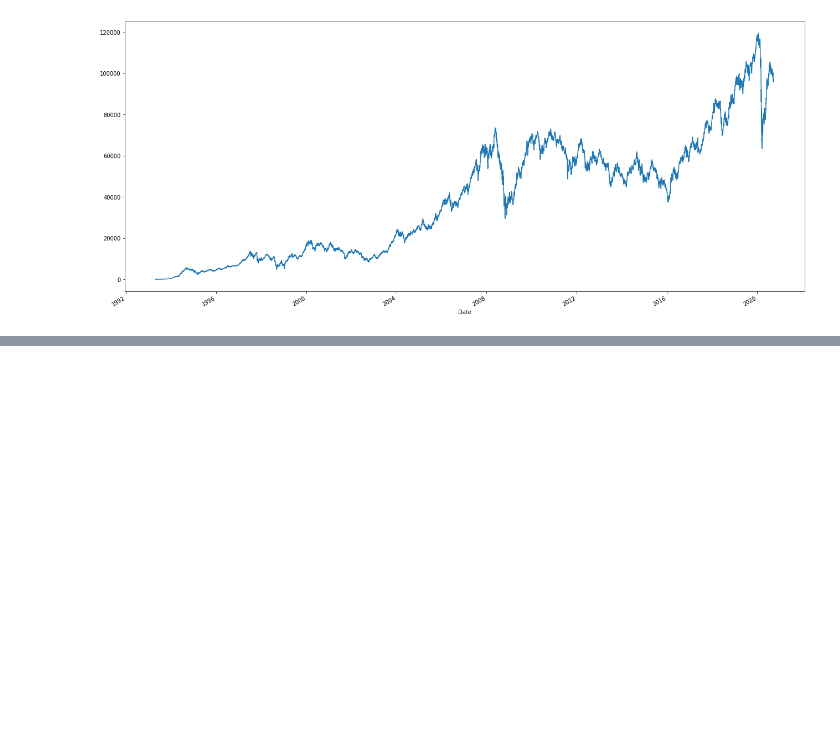
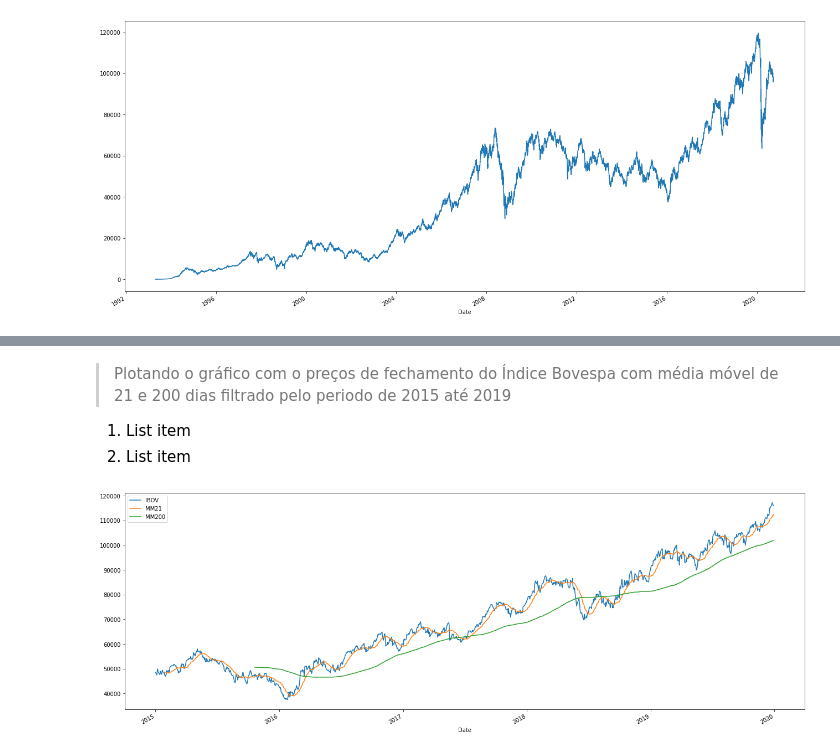
Before and after one commit to JoaoDaross/Python_Investimentos, a Jupyter notebook: Investimentos_1.ipynb, the cells around one changed output, grey strips where cells are left out. Drawn from its saved outputs; the diff is of its cells as text; code cells hidden in the pictures; blank space fills up the shorter version.

```diff
--- a/Investimentos_1.ipynb
+++ b/Investimentos_1.ipynb
@@ -64,0 +105,13 @@ ibov['Close'].plot(figsize=(22,10))
+# %% [markdown]
+>Plotando o gráfico com o preços de fechamento do Índice Bovespa com média móvel de 21 e 200 dias filtrado pelo periodo de 2015 até 2019
+
+1.   List item
+2.   List item
+# %%
+ibov_fatiado = ibov[(ibov.index.year >= 2015) & (ibov.index.year <= 2019)]
+ibov_fatiado["Close"].plot(figsize=(22,8), label="IBOV")
+ibov_fatiado["Close"].rolling(21).mean().plot(label="MM21")
+ibov_fatiado["Close"].rolling(200).mean().plot(label="MM200")
+plt.legend();
+# %% [output]
+[figure, added]
```
Also changed, not shown: parts of 10 cells of this notebook.
